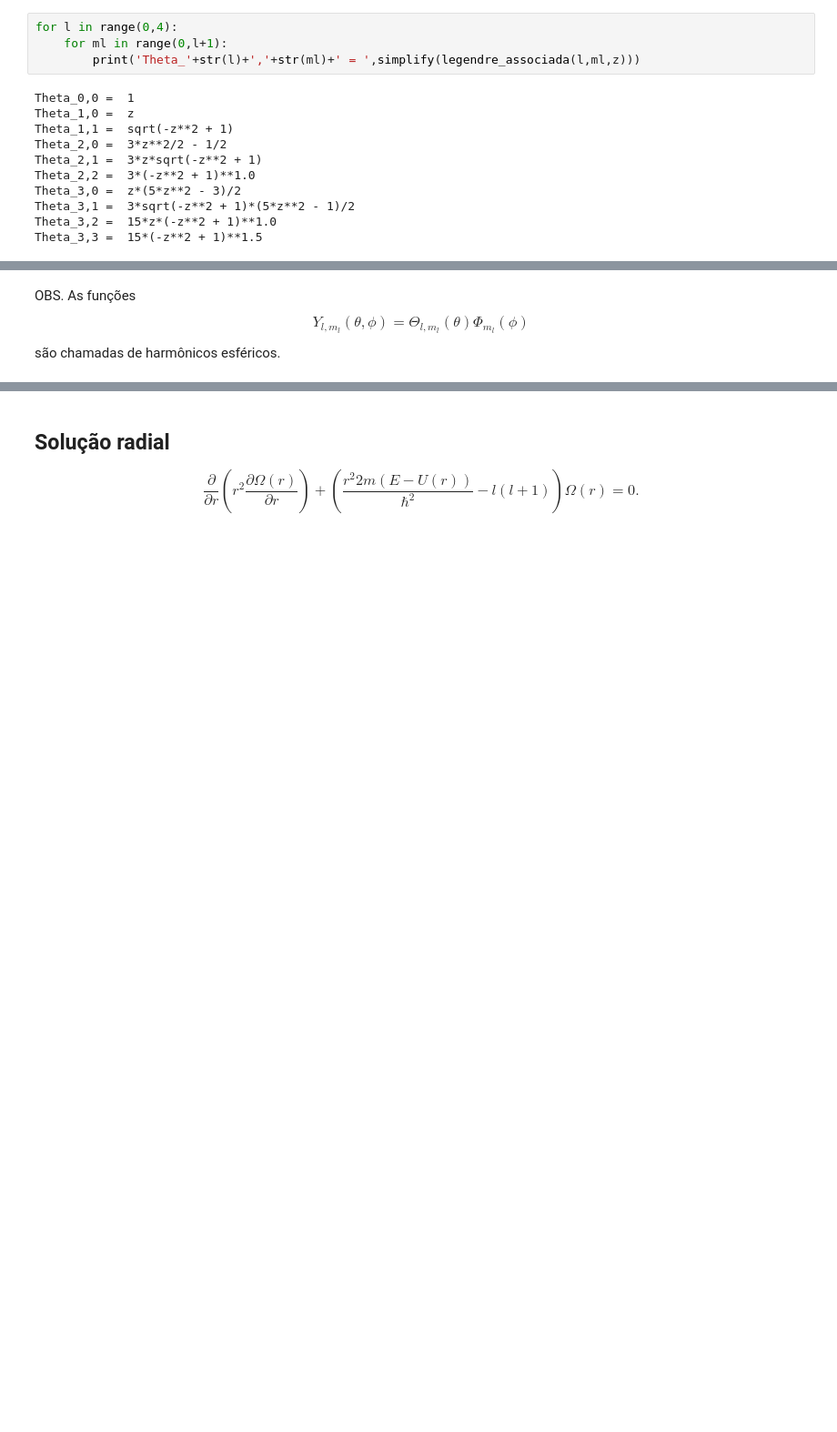
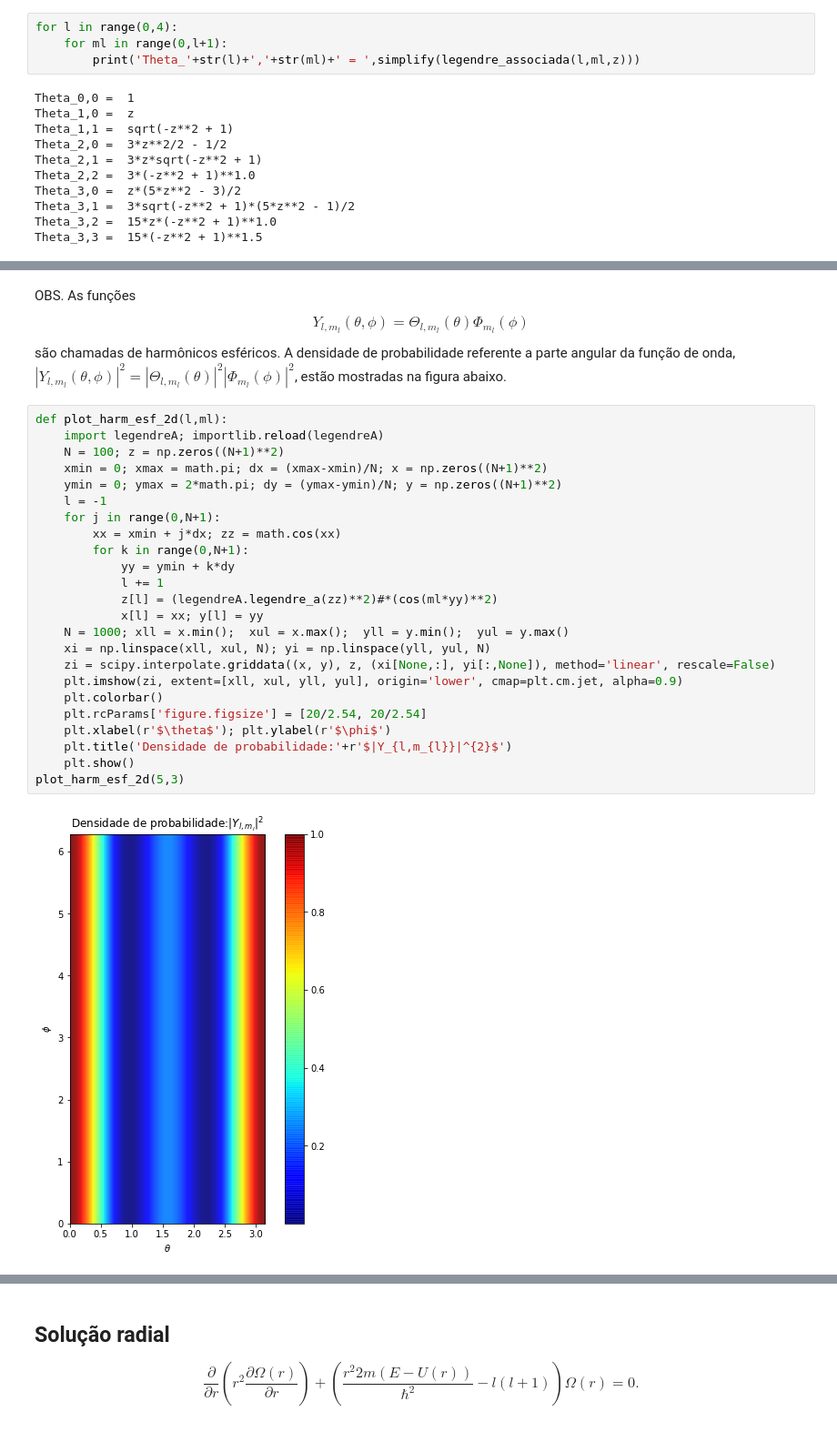
Before and after one commit to jonasmaziero/mecanica_quantica_1900-1925, a Jupyter notebook: 15_hidrogenio.ipynb, the cells around one changed output, grey strips where cells are left out. Shown: that part at 91% size. Drawn from its saved outputs; the diff is of its cells as text; blank space fills up the shorter version.

```diff
--- a/15_hidrogenio.ipynb
+++ b/15_hidrogenio.ipynb
@@ -494,4 +503,30 @@ OBS. As funções
 \begin{equation}
 Y_{l,m_{l}}(\theta,\phi) = \Theta_{l,m_{l}}(\theta)\Phi_{m_{l}}(\phi)
 \end{equation}
-são chamadas de harmônicos esféricos.
+são chamadas de harmônicos esféricos. A densidade de probabilidade referente a parte angular da função de onda, $|Y_{l,m_{l}}(\theta,\phi)|^{2}=|\Theta_{l,m_{l}}(\theta)|^{2}|\Phi_{m_{l}}(\phi)|^{2}$, estão mostradas na figura abaixo.
+# %%
+def plot_harm_esf_2d(l,ml):
+    import legendreA; importlib.reload(legendreA)
+    N = 100; z = np.zeros((N+1)**2)
+    xmin = 0; xmax = math.pi; dx = (xmax-xmin)/N; x = np.zeros((N+1)**2)
+    ymin = 0; ymax = 2*math.pi; dy = (ymax-ymin)/N; y = np.zeros((N+1)**2)
+    l = -1
+    for j in range(0,N+1):
+        xx = xmin + j*dx; zz = math.cos(xx)
+        for k in range(0,N+1):
+            yy = ymin + k*dy
+            l += 1
+            z[l] = (legendreA.legendre_a(zz)**2)#*(cos(ml*yy)**2)
+            x[l] = xx; y[l] = yy
+    N = 1000; xll = x.min();  xul = x.max();  yll = y.min();  yul = y.max()
+    xi = np.linspace(xll, xul, N); yi = np.linspace(yll, yul, N)
+    zi = scipy.interpolate.griddata((x, y), z, (xi[None,:], yi[:,None]), method='linear', rescale=False)
+    plt.imshow(zi, extent=[xll, xul, yll, yul], origin='lower', cmap=plt.cm.jet, alpha=0.9)
+    plt.colorbar()
+    plt.rcParams['figure.figsize'] = [20/2.54, 20/2.54]
+    plt.xlabel(r'$\theta$'); plt.ylabel(r'$\phi$')
+    plt.title('Densidade de probabilidade:'+r'$|Y_{l,m_{l}}|^{2}$')
+    plt.show()
+plot_harm_esf_2d(5,3)
+# %% [output]
+[figure, added]
```
Also changed, not shown: parts of 16 cells of this notebook, 2 other files.
